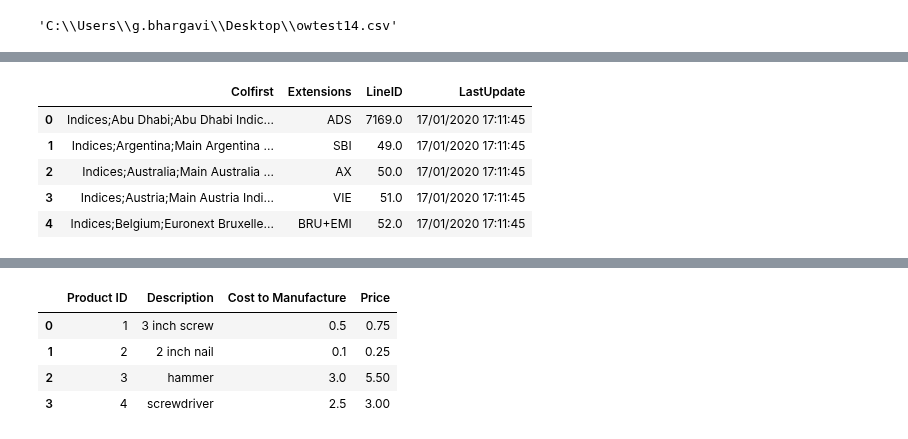
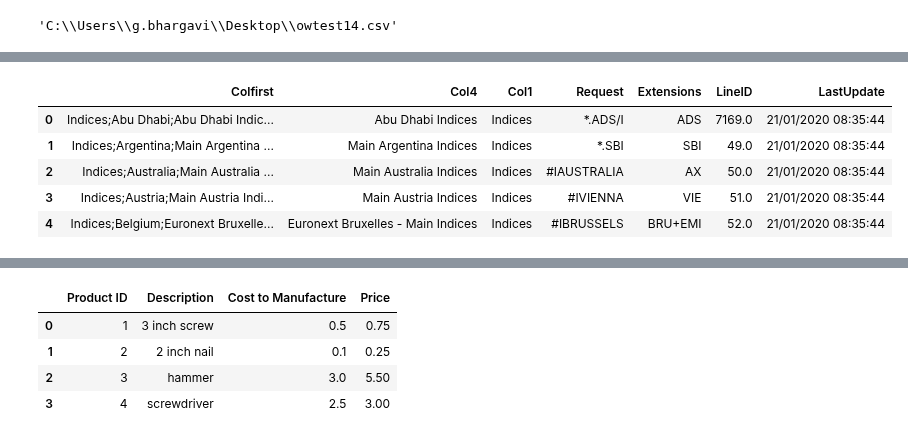
Before and after one commit to raybg/ListBrowser, a Jupyter notebook: 17012020.ipynb, the cells around one changed output, grey strips where cells are left out. Saved outputs shown, nothing was run; the diff lists cells and outputs as text; code cells hidden in the pictures.

```diff
--- a/17012020.ipynb
+++ b/17012020.ipynb
@@ -104,14 +105,12 @@ Skipping line 8970: Expected 3 fields in line 8970, saw 4
 # %%
 # Using Lambda and split Fn to separate it with ';' and insert it as a new column
-col2 = L.Colfirst.str.split(';').apply(lambda x: x[-1])
+req = L.Colfirst.str.split(';').apply(lambda x: x[-1])
 L.insert(1,"Request",col2)
 
-col3 = L.Colfirst.str.split(';').apply(lambda x: x[-2])
-L.insert(1,"Col3",col3)
+col1 = L.Colfirst.str.split(';').apply(lambda x: x[0])
+L.insert(1,"Col1",col1)
 
-col4 = L.Colfirst.str.split(';').apply(lambda x: x[-3])
-L.insert(1,"Col2",col4)
-
+#L["ListOrder"] = L["LineID"].fill(L["ListOrder"])
 
 L.head(3)
 # %% [output]
@@ -121,0 +121,8 @@ L.head(3)
+# %%
+col4 = L.Colfirst.str.split(';').apply(lambda x: x[1])
+L.insert(1,"Col2",col4)
+
+col3 = L.Colfirst.str.split(';').apply(lambda x: x[2])
+L.insert(1,"Col3",col3)
+
+L.head(3)
@@ -122,13 +134,21 @@ L.head(3)
+# %%
+col6 = L.Colfirst.str.split(';').apply(lambda x: x[3])
+L.insert(1,"Col4",col6)
+
+col6 = L.Colfirst.str.split(';').apply(lambda x: x[3])
+L.insert(1,"Col4",col6)
+
+L.head(3)
 # %%
-L = L.drop("Col4",axis=1)
+L = L.drop("Col3",axis=1)
 L.head()
 # %% [output]
-|  | Colfirst | Extensions | LineID | LastUpdate |
-| 0 | Indices;Abu Dhabi;Abu Dhabi Indic... | ADS | 7169.0 | 17/01/2020 17:11:45 |
-| 1 | Indices;Argentina;Main Argentina ... | SBI | 49.0 | 17/01/2020 17:11:45 |
-| 2 | Indices;Australia;Main Australia ... | AX | 50.0 | 17/01/2020 17:11:45 |
-| 3 | Indices;Austria;Main Austria Indi... | VIE | 51.0 | 17/01/2020 17:11:45 |
-| 4 | Indices;Belgium;Euronext Bruxelle... | BRU+EMI | 52.0 | 17/01/2020 17:11:45 |
+|  | Colfirst | Col4 | Col1 | Request | Extensions | LineID | LastUpdate |
+| 0 | Indices;Abu Dhabi;Abu Dhabi Indic... | Abu Dhabi Indices | Indices | *.ADS/I | ADS | 7169.0 | 21/01/2020 08:35:44 |
+| 1 | Indices;Argentina;Main Argentina ... | Main Argentina Indices | Indices | *.SBI | SBI | 49.0 | 21/01/2020 08:35:44 |
+| 2 | Indices;Australia;Main Australia ... | Main Australia Indices | Indices | #IAUSTRALIA | AX | 50.0 | 21/01/2020 08:35:44 |
+| 3 | Indices;Austria;Main Austria Indi... | Main Austria Indices | Indices | #IVIENNA | VIE | 51.0 | 21/01/2020 08:35:44 |
+| 4 | Indices;Belgium;Euronext Bruxelle... | Euronext Bruxelles - Main Indices | Indices | #IBRUSSELS | BRU+EMI | 52.0 | 21/01/2020 08:35:44 |
 # %%
 col1 = L.Colfirst.str.split(';').apply(lambda x: x[0])
 L.insert(0,"Col1",col1)
```
Also changed, not shown: parts of 10 cells of this notebook.
